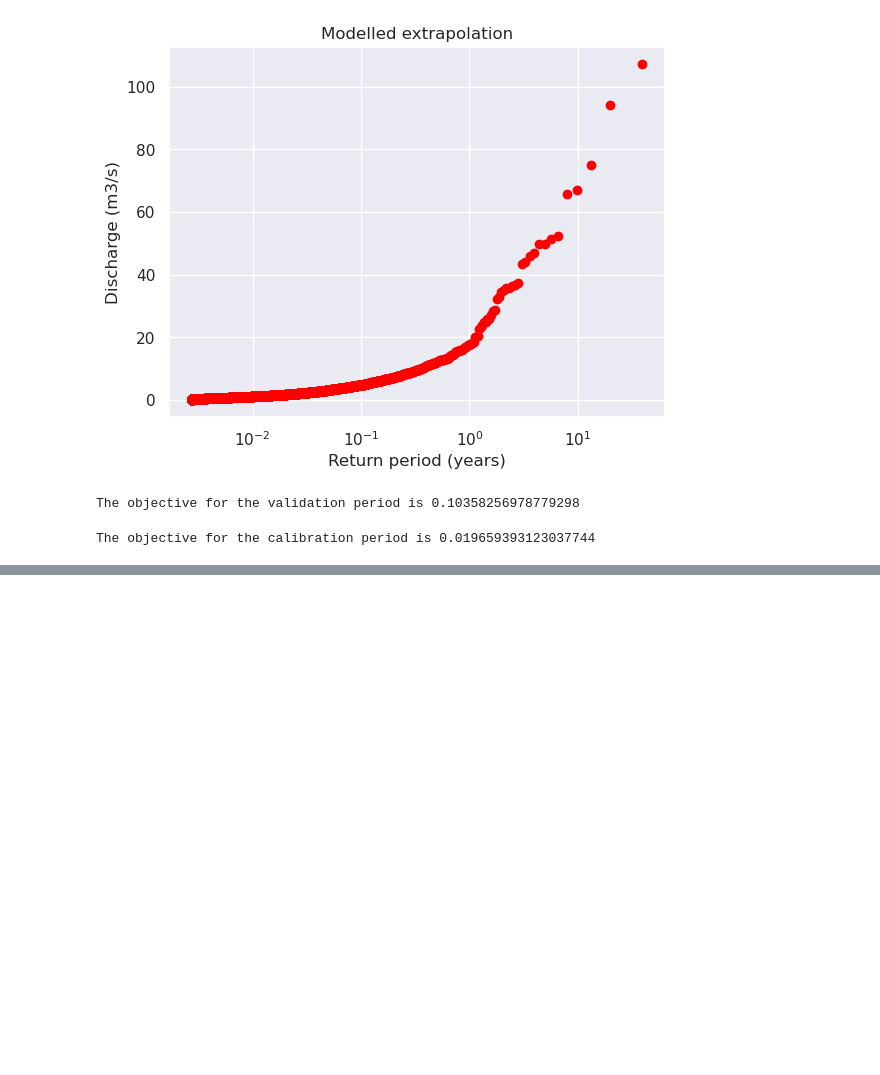
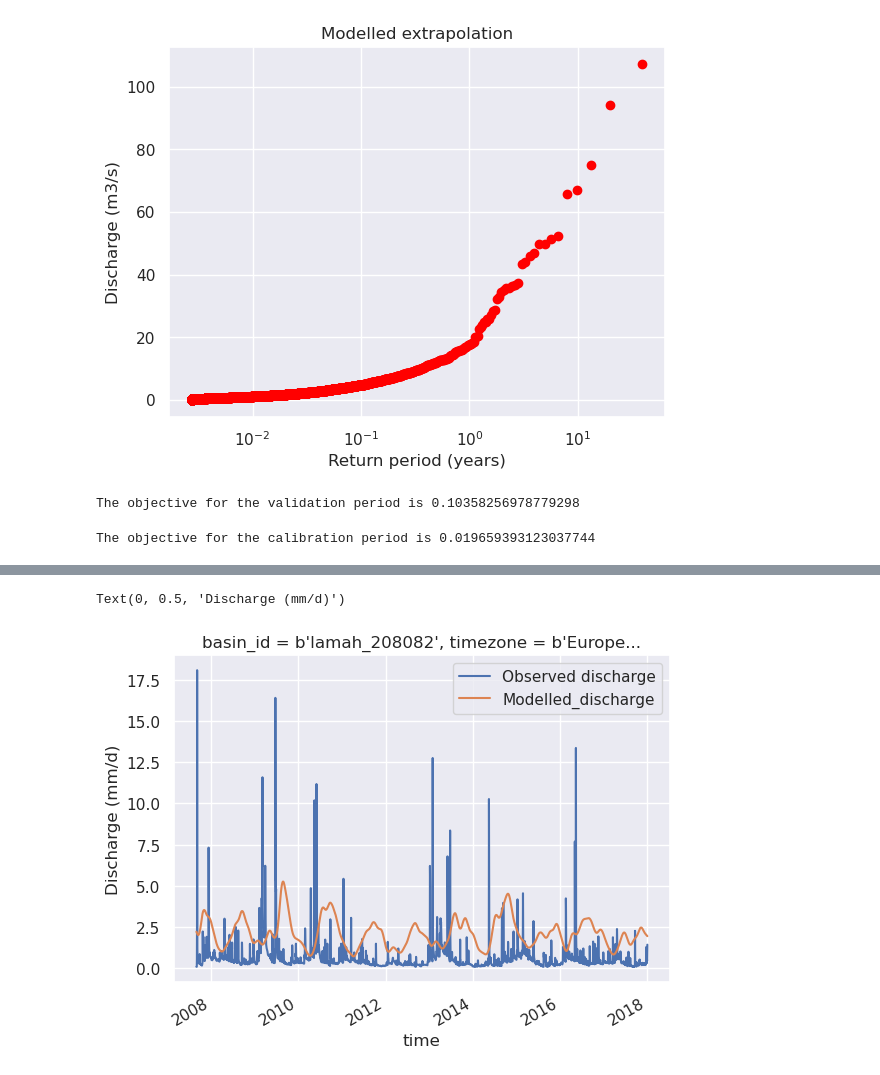
Before and after one commit to ThirzavanEsch/BEPproject, a Jupyter notebook: book/CHAPTER3.ipynb, the cells around one changed output, grey strips where cells are left out. Saved outputs shown, nothing was run; the diff lists cells and outputs as text; code cells hidden in the pictures; blank space fills up the shorter version.

```diff
--- a/book/CHAPTER3.ipynb
+++ b/book/CHAPTER3.ipynb
@@ -1209,0 +1384,21 @@ The objective for the calibration period is 0.019659393123037744
+# %%
+validation_start_time = pd.to_datetime(validation_start_time)
+validation_end_time = pd.to_datetime(validation_end_time)
+
+df.index = df.index.tz_localize(None)  # Remove timezone
+Q_pandas.index = Q_pandas.index.tz_localize(None)
+validation_start_time = validation_start_time.tz_localize(None)
+validation_end_time = validation_end_time.tz_localize(None)
+# Filter de modeloutput voor de geselecteerde periode
+model_output_filtered = model_output.loc[validation_start_time:validation_end_time]
+
+# Als je ook de waargenomen afvoer wilt filteren, doe je hetzelfde:
+ds_forcing_filtered = ds_forcing["Q"].loc[validation_start_time:validation_end_time]
+# %%
+ds_forcing_filtered.plot(label="Observed discharge")
+model_output_filtered.plot()
+plt.legend()
+plt.ylabel("Discharge (mm/d)")
+# %% [output]
+Text(0, 0.5, 'Discharge (mm/d)')
+[figure, added]
```
Also changed, not shown: parts of 28 cells of this notebook.
